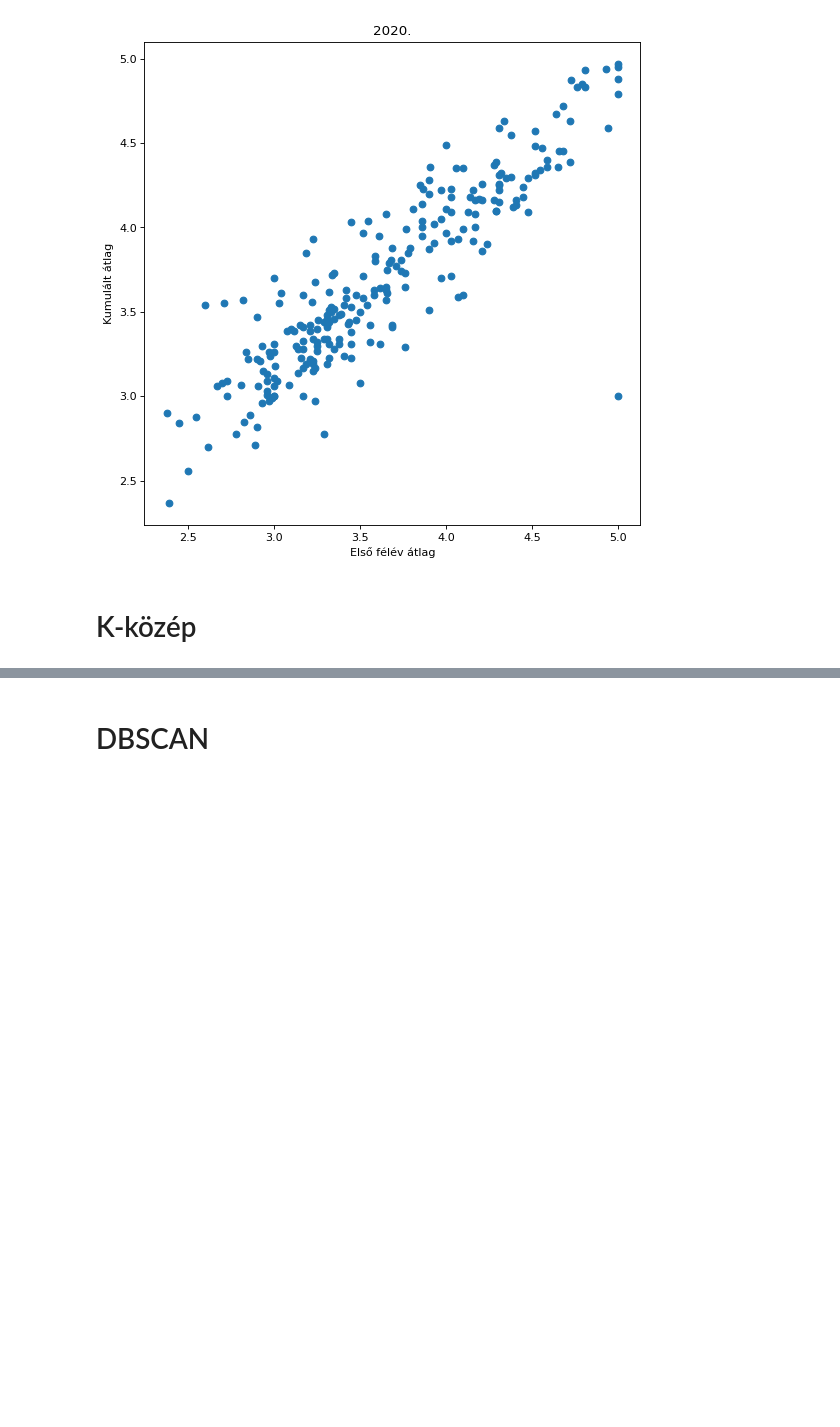
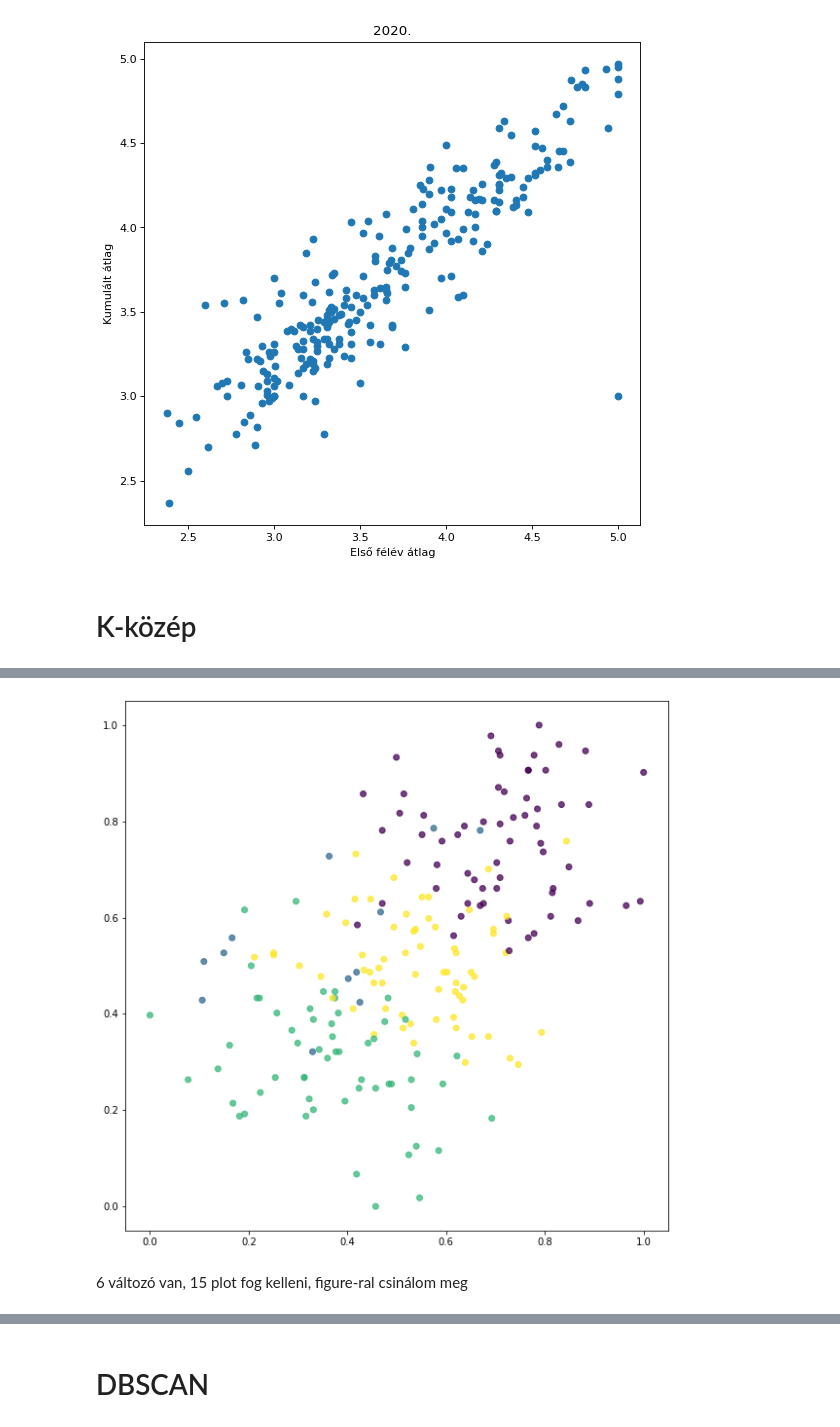
Before and after one commit to konderal333/-nkutfel, a Jupyter notebook: ONKUTFEL2/öngud.ipynb, the cells around one changed output, grey strips where cells are left out. Cells and saved outputs as stored; diff of their text form; code cells hidden in the pictures; blank space fills up the shorter version.

```diff
--- a/ONKUTFEL2/öngud.ipynb
+++ b/ONKUTFEL2/öngud.ipynb
@@ -1073,5 +1089,5 @@ plt.show()
 # %%
 kmeanModel = KMeans(n_clusters=4)
 kmeanModel.fit(df)
-klacter_18_scaled.insert(klacter_18_scaled.shape[1], 'k_means', kmeanModel.predict(df))
+klacter_19_scaled.insert(klacter_19_scaled.shape[1], 'k_means', kmeanModel.predict(df))
 # %%
@@ -1085,0 +1102,9 @@ klacter_18_scaled.head()
+# %%
+plt.figure(figsize=(10,10))
+plt.scatter(klacter_19_scaled['TESZT'], klacter_19_scaled['KUM_ATLAG'], alpha = 0.75 , c=klacter_19_scaled['k_means'])
+
+plt.show()
+# %% [output]
+[figure, added]
+# %% [markdown]
+6 változó van, 15 plot fog kelleni, figure-ral csinálom meg
```
Also changed, not shown: parts of 13 cells of this notebook.
